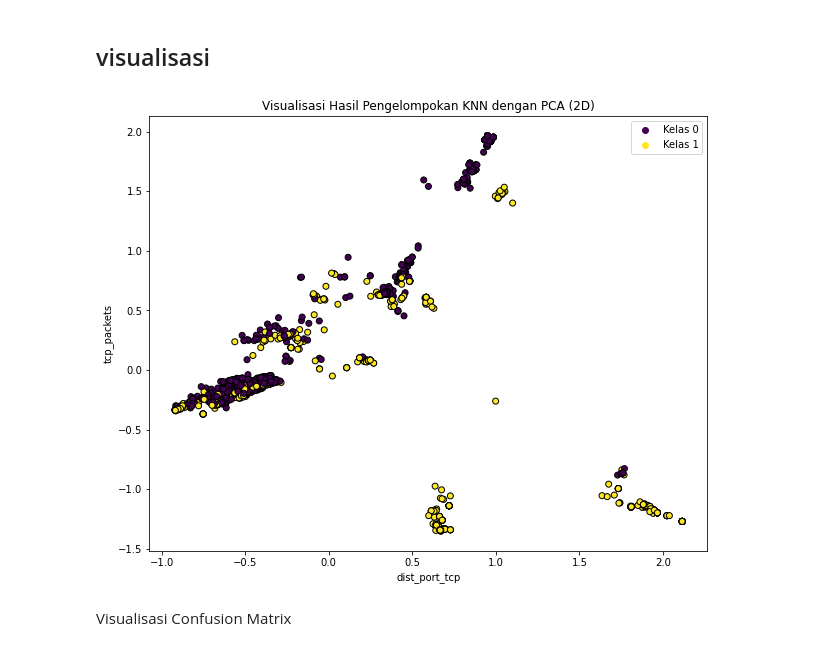
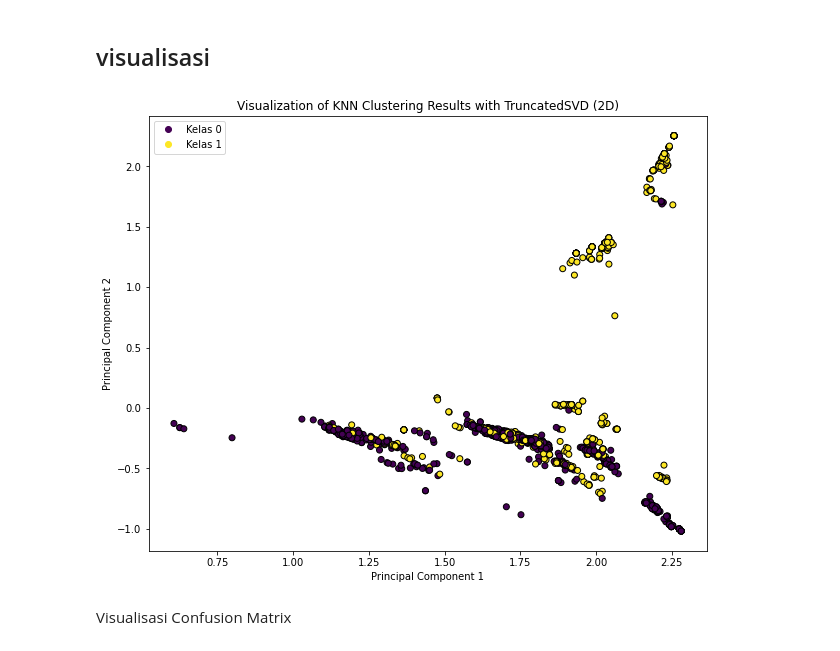
Before and after one commit to danielaugust67/Project_CERTAN, a Jupyter notebook: Pemodelan Klasifikasi dengan KNN dan Visualisasinya.ipynb, the cells around one changed output. Saved outputs shown, nothing was run; the diff lists cells and outputs as text; code cells hidden in the pictures.

```diff
--- a/Pemodelan Klasifikasi dengan KNN dan Visualisasinya.ipynb
+++ b/Pemodelan Klasifikasi dengan KNN dan Visualisasinya.ipynb
@@ -33,8 +32,6 @@ y = label_encode.fit_transform(y)
 # %% [markdown]
 ## Training set dan Testing set
 # %%
-x_train, x_test, y_train, y_test = train_test_split(\
-                                                     x,
-                                                     y,
-                                                     test_size = 0.2,
-                                                     random_state = 0)
+feature_names_out = encode.get_feature_names_out(input_features=X.columns)
+
+X_train, X_test, y_train, y_test = train_test_split(X_encoded, y, test_size=0.2, random_state=0)
@@ -53,7 +97,7 @@ math.sqrt(len(y_test))
 ## Classifier KNeighbors
 # %%
 classifier = KNeighborsClassifier(n_neighbors = 39, metric = 'euclidean')
-classifier.fit(x_train, y_train)
+classifier.fit(X_train, y_train)
 # %% [output]
 KNeighborsClassifier(metric='euclidean', n_neighbors=39)
 # %%
@@ -103,34 +147,34 @@ from sklearn import neighbors
 from mlxtend.plotting import plot_decision_regions
 from sklearn.preprocessing import LabelEncoder
 # %%
-from sklearn.decomposition import PCA
+from sklearn.decomposition import TruncatedSVD
 import matplotlib.pyplot as plt
 
-pca = PCA(n_components = 2)
-X_pca = pca.fit_transform(x_train)
+svd = TruncatedSVD(n_components = 2)
+X_svd = svd.fit_transform(X_train)
 
 knn_model = KNeighborsClassifier(n_neighbors = 39)
-knn_model.fit(x_train, y_train)
+knn_model.fit(X_train, y_train)
 
-y_pred = knn_model.predict(x_test)
+y_pred = knn_model.predict(X_test)
 
-X_pca_test = pca.transform(x_test)
+X_svd_test = svd.transform(X_test)
 
-X_pca_with_pred = np.column_stack((X_pca_test, y_pred))
+X_svd_with_pred = np.column_stack((X_svd_test, y_pred))
 
 plt.figure(figsize=(10, 8))
-scatter = plt.scatter(X_pca_with_pred[:, 0], X_pca_with_pred[:, 1], c=X_pca_with_pred[:, 2], cmap='viridis',
+scatter = plt.scatter(X_svd_with_pred[:, 0], X_svd_with_pred[:, 1], c=X_svd_with_pred[:, 2], cmap='viridis',
                       edgecolors='k', label='Kelas')
 
-legend_labels = ['Kelas 0', 'Kelas 1']  # Ganti sesuai dengan kelas Anda
+legend_labels = ['Kelas 0', 'Kelas 1']
 plt.legend(handles=scatter.legend_elements()[0], labels=legend_labels)
 
-plt.title('Visualisasi Hasil Pengelompokan KNN dengan PCA (2D)')
-plt.xlabel('dist_port_tcp')
-plt.ylabel('tcp_packets')
+plt.title('Visualization of KNN Clustering Results with TruncatedSVD (2D)')
+plt.xlabel('Principal Component 1')
+plt.ylabel('Principal Component 2')
 plt.show()
 # %% [output]
-[figure, old version]
+[figure, new version]
 # %% [markdown]
 Visualisasi Confusion Matrix
 # %%
```
Also changed, not shown: parts of 7 cells of this notebook.
